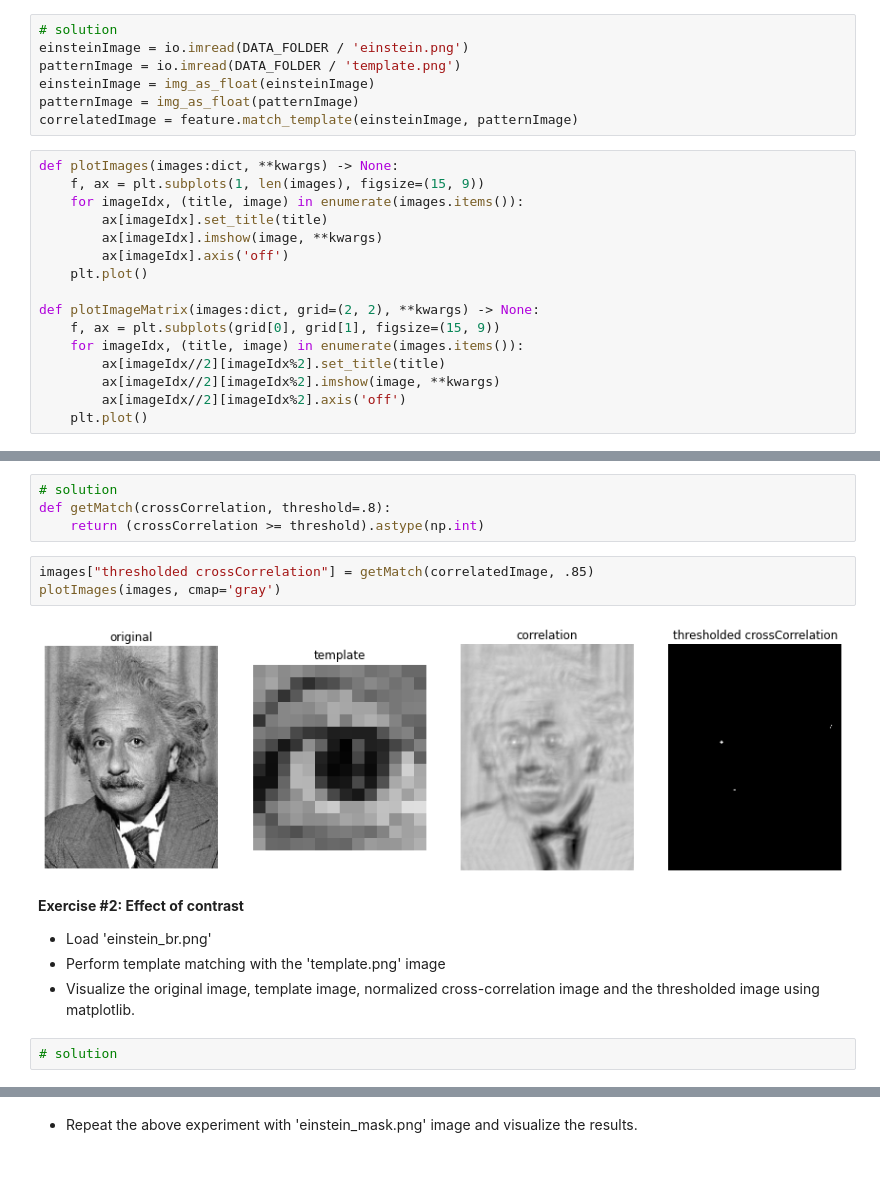
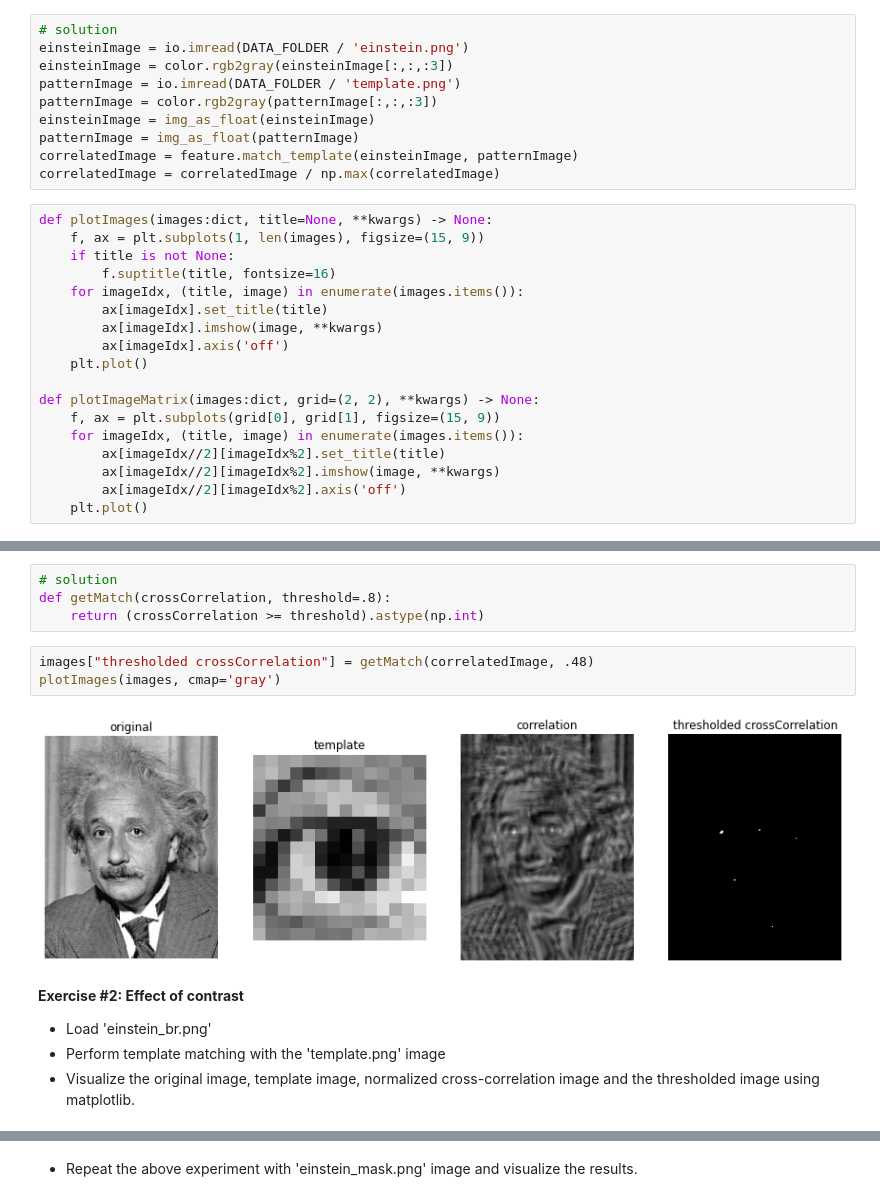
Before and after one commit to UPC-MAI-GitHub/MAI-CV, a Jupyter notebook: P3_template_matching_and_HOG/p3_template_matching_HOG.ipynb, the cells around one changed output, grey strips where cells are left out. Cells and saved outputs as stored; diff of their text form; blank space fills up the shorter version.

```diff
--- a/P3_template_matching_and_HOG/p3_template_matching_HOG.ipynb
+++ b/P3_template_matching_and_HOG/p3_template_matching_HOG.ipynb
@@ -34,13 +34,18 @@ DATA_FOLDER = Path("./images")
 # %%
 # solution
 einsteinImage = io.imread(DATA_FOLDER / 'einstein.png')
+einsteinImage = color.rgb2gray(einsteinImage[:,:,:3])
 patternImage = io.imread(DATA_FOLDER / 'template.png')
+patternImage = color.rgb2gray(patternImage[:,:,:3])
 einsteinImage = img_as_float(einsteinImage)
 patternImage = img_as_float(patternImage)
 correlatedImage = feature.match_template(einsteinImage, patternImage)
+correlatedImage = correlatedImage / np.max(correlatedImage)
 # %%
-def plotImages(images:dict, **kwargs) -> None:
+def plotImages(images:dict, title=None, **kwargs) -> None:
     f, ax = plt.subplots(1, len(images), figsize=(15, 9))
+    if title is not None:
+        f.suptitle(title, fontsize=16)
     for imageIdx, (title, image) in enumerate(images.items()):
         ax[imageIdx].set_title(title)
         ax[imageIdx].imshow(image, **kwargs)
@@ -72,15 +77,13 @@ Output of the match_template function gives the response image with correlation
 def getMatch(crossCorrelation, threshold=.8):
     return (crossCorrelation >= threshold).astype(np.int)
 # %%
-images["thresholded crossCorrelation"] = getMatch(correlatedImage, .85)
+images["thresholded crossCorrelation"] = getMatch(correlatedImage, .48)
 plotImages(images, cmap='gray')
 # %% [output]
-[figure, old version]
+[figure, new version]
 # %% [markdown]
 **Exercise #2: Effect of contrast**
 
 *   Load 'einstein_br.png'
 *   Perform template matching with the 'template.png' image
 *   Visualize the original image, template image, normalized cross-correlation image and the thresholded image using matplotlib.
-# %%
-# solution
```
Also changed, not shown: parts of 31 cells of this notebook.
